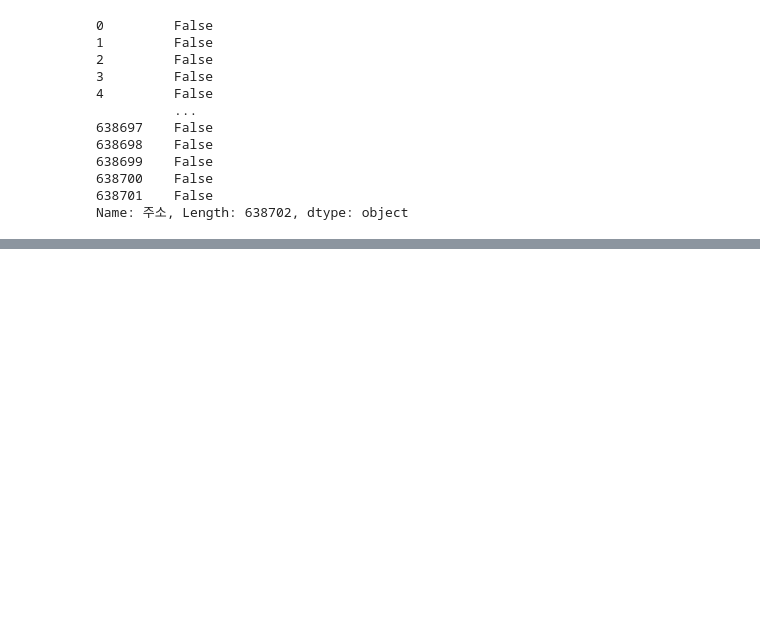
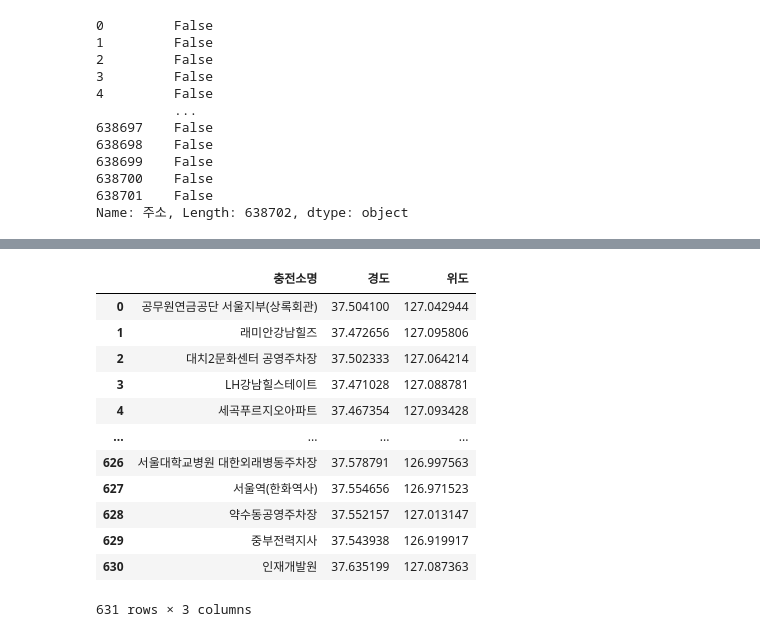
Before and after one commit to knudatascientists/Team3_stair, a Jupyter notebook: yeongchan/elec_car.ipynb, the cells around one changed output, grey strips where cells are left out. Saved outputs shown, nothing was run; the diff lists cells and outputs as text; code cells hidden in the pictures; blank space fills up the shorter version.

```diff
--- a/yeongchan/elec_car.ipynb
+++ b/yeongchan/elec_car.ipynb
@@ -392,0 +268,18 @@ error: missing ), unterminated subpattern at position 0
+# %%
+seoul_locDF_dr_2=seoul_locDF_dr.reset_index(drop=True)
+# %%
+seoul_locDF_dr_2
+# %% [output]
+|  | 충전소명 | 경도 | 위도 |
+| 0 | 공무원연금공단 서울지부(상록회관) | 37.504100 | 127.042944 |
+| 1 | 래미안강남힐즈 | 37.472656 | 127.095806 |
+| 2 | 대치2문화센터 공영주차장 | 37.502333 | 127.064214 |
+| 3 | LH강남힐스테이트 | 37.471028 | 127.088781 |
+| 4 | 세곡푸르지오아파트 | 37.467354 | 127.093428 |
+| ... | ... | ... | ... |
+| 626 | 서울대학교병원 대한외래병동주차장 | 37.578791 | 126.997563 |
+| 627 | 서울역(한화역사) | 37.554656 | 126.971523 |
+| 628 | 약수동공영주차장 | 37.552157 | 127.013147 |
+| 629 | 중부전력지사 | 37.543938 | 126.919917 |
+| 630 | 인재개발원 | 37.635199 | 127.087363 |
+631 rows × 3 columns
```
Also changed, not shown: parts of 36 cells of this notebook, 1 other file.
